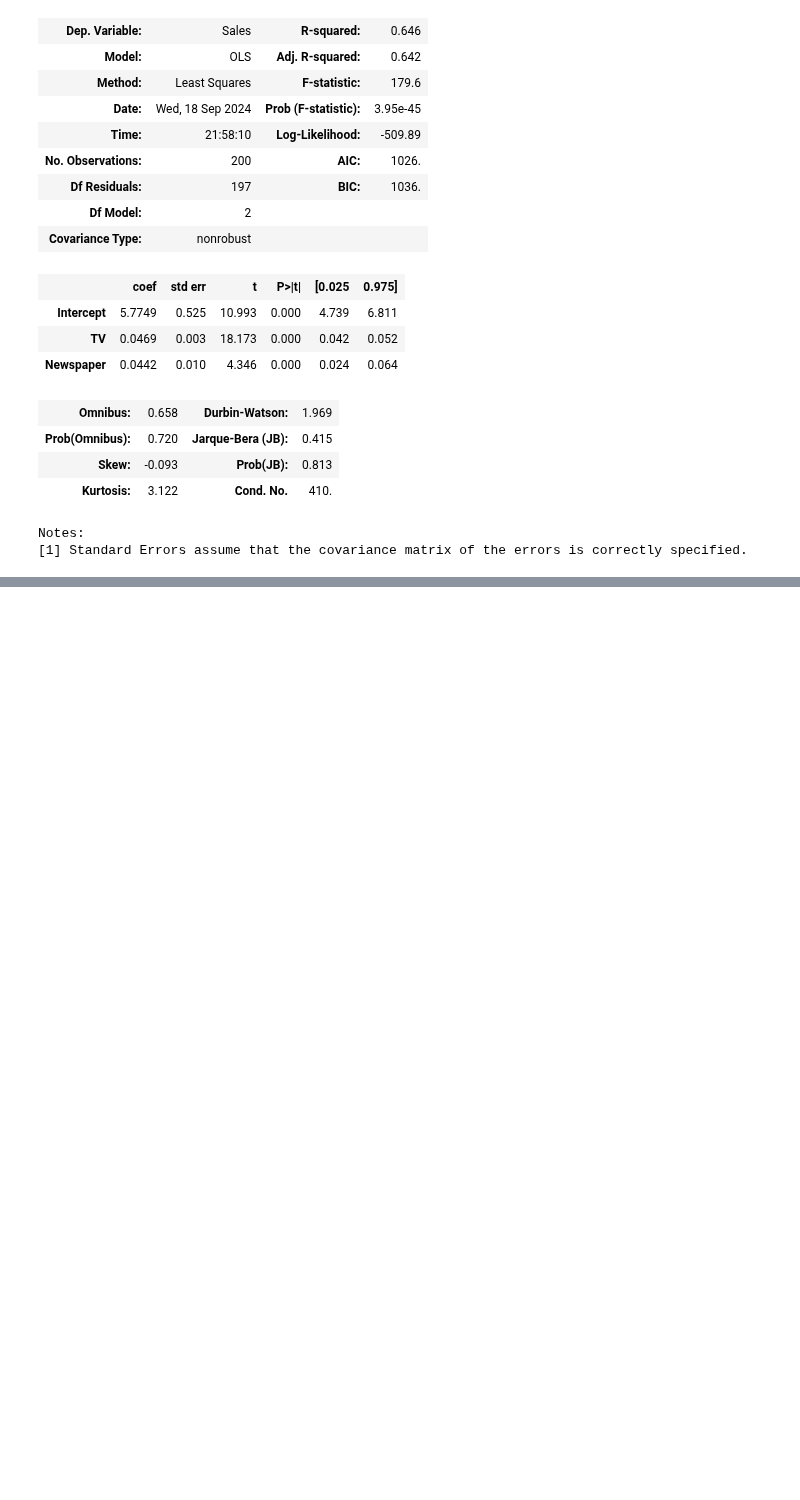
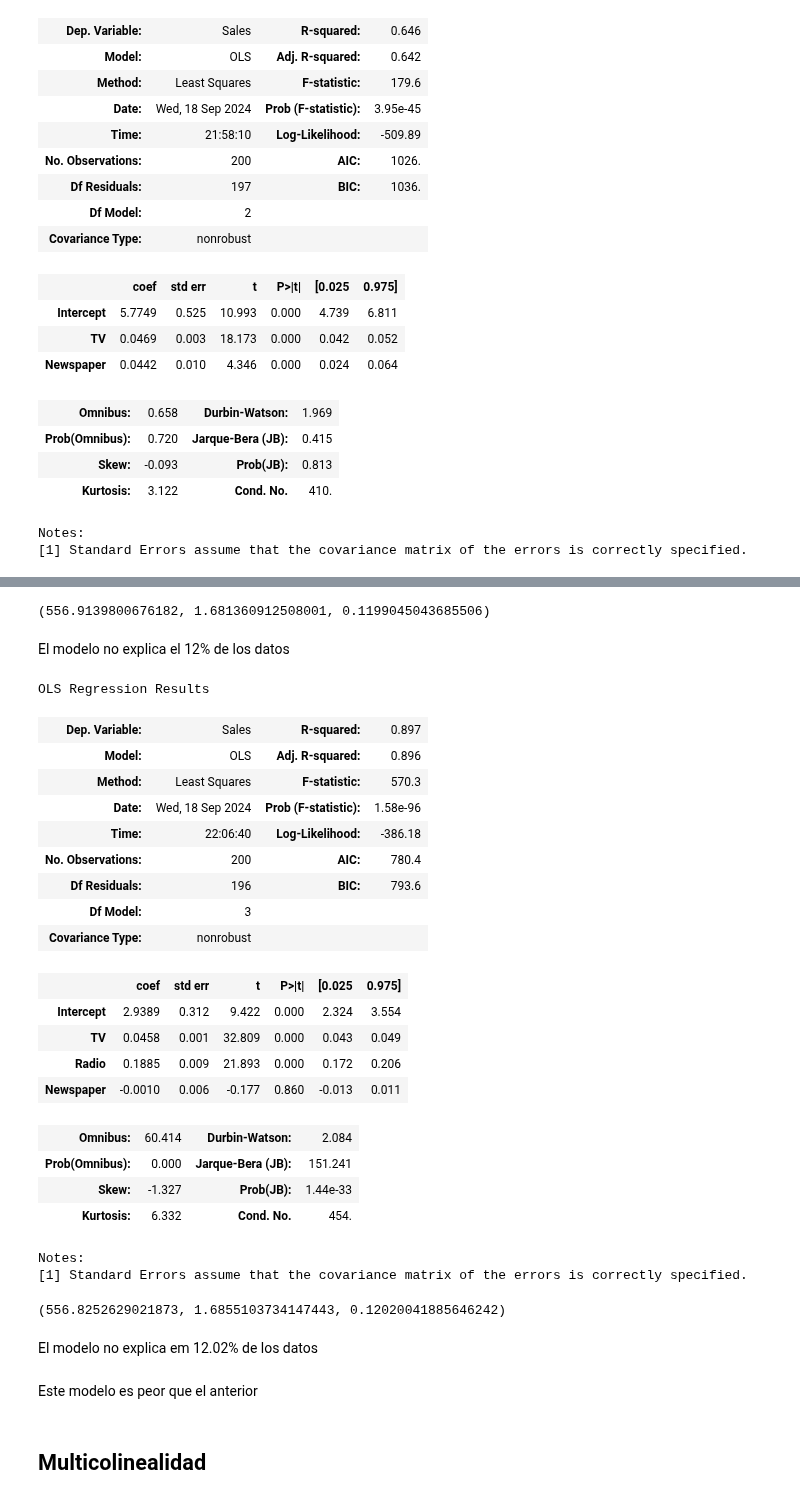
Before and after one commit to Chefi/python-ml-course, a Jupyter notebook: notebooks/Modelos de Regresion en Python Mi Notebook.ipynb, the cells around one changed output, grey strips where cells are left out. Cells and saved outputs as stored; diff of their text form; code cells hidden in the pictures; blank space fills up the shorter version.

```diff
--- a/notebooks/Modelos de Regresion en Python Mi Notebook.ipynb
+++ b/notebooks/Modelos de Regresion en Python Mi Notebook.ipynb
@@ -268,0 +295,48 @@ Notes:
+# %%
+sales_pred = lm3.predict(data[["TV", "Radio"]])
+SSERROR =sum( (data["Sales"] - sales_pred)**2 )
+RSE = np.sqrt(SSERROR/(len(data)-2-1))
+SSERROR, RSE, RSE/sales_m
+# %% [output]
+(556.9139800676182, 1.681360912508001, 0.1199045043685506)
+# %% [markdown]
+El modelo no explica el 12% de los datos
+# %%
+# Añadir Newspaper al modelo existente
+lm4 = smf.ols(formula = "Sales~TV+Radio+ Newspaper", data = data).fit()
+lm4.summary()
+# %% [output]
+OLS Regression Results
+| Dep. Variable: | Sales | R-squared: | 0.897 |
+| Model: | OLS | Adj. R-squared: | 0.896 |
+| Method: | Least Squares | F-statistic: | 570.3 |
+| Date: | Wed, 18 Sep 2024 | Prob (F-statistic): | 1.58e-96 |
+| Time: | 22:06:40 | Log-Likelihood: | -386.18 |
+| No. Observations: | 200 | AIC: | 780.4 |
+| Df Residuals: | 196 | BIC: | 793.6 |
+| Df Model: | 3 |  |  |
+| Covariance Type: | nonrobust |  |  |
+|  | coef | std err | t | P>|t| | [0.025 | 0.975] |
+| Intercept | 2.9389 | 0.312 | 9.422 | 0.000 | 2.324 | 3.554 |
+| TV | 0.0458 | 0.001 | 32.809 | 0.000 | 0.043 | 0.049 |
+| Radio | 0.1885 | 0.009 | 21.893 | 0.000 | 0.172 | 0.206 |
+| Newspaper | -0.0010 | 0.006 | -0.177 | 0.860 | -0.013 | 0.011 |
+| Omnibus: | 60.414 | Durbin-Watson: | 2.084 |
+| Prob(Omnibus): | 0.000 | Jarque-Bera (JB): | 151.241 |
+| Skew: | -1.327 | Prob(JB): | 1.44e-33 |
+| Kurtosis: | 6.332 | Cond. No. | 454. |
+Notes:
+[1] Standard Errors assume that the covariance matrix of the errors is correctly specified.
+# %%
+sales_pred = lm4.predict(data[["TV", "Radio", "Newspaper"]])
+SSERROR =sum( (data["Sales"] - sales_pred)**2 )
+RSE = np.sqrt(SSERROR/(len(data)-3-1))
+SSERROR, RSE, RSE/sales_m
+# %% [output]
+(556.8252629021873, 1.6855103734147443, 0.12020041885646242)
+# %% [markdown]
+El modelo no explica em 12.02% de los datos
+# %% [markdown]
+Este modelo es peor que el anterior
+# %% [markdown]
+## Multicolinealidad
```
Also changed, not shown: parts of 5 cells of this notebook.
